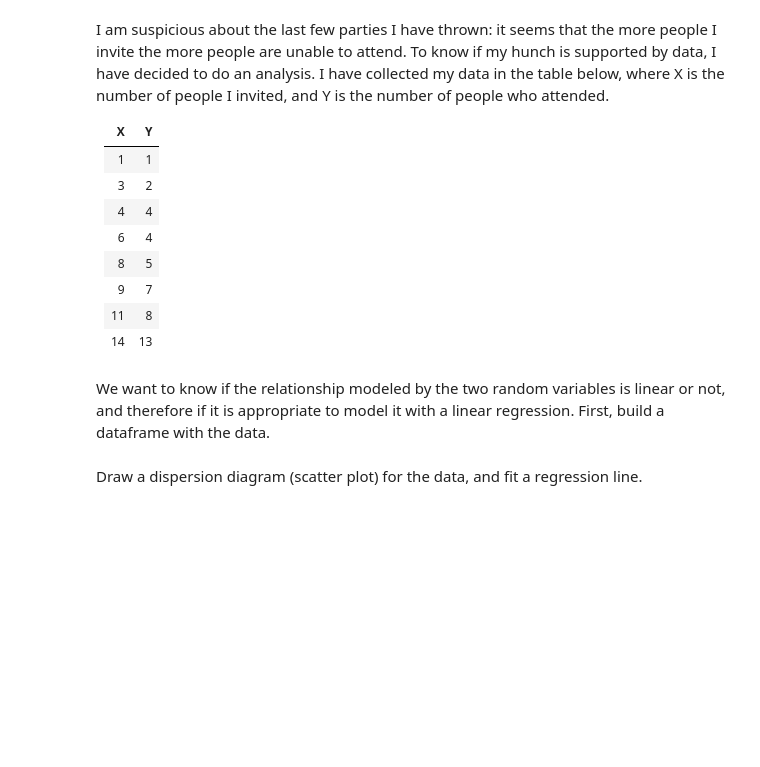
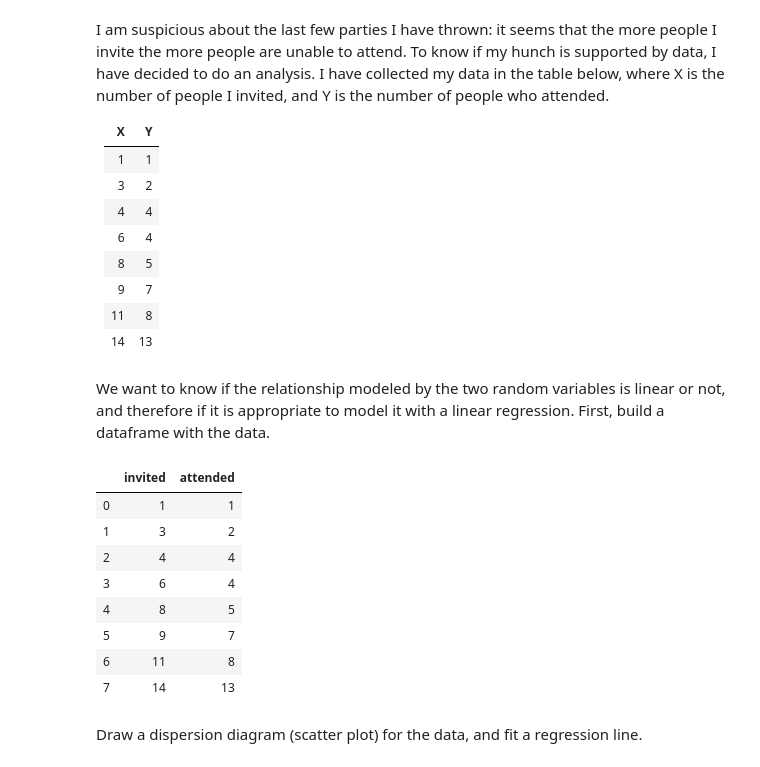
Before and after one commit to ta-datapt-bcn/lab-regression-analysis, a Jupyter notebook: your-code.ipynb, the cells around one changed output. Saved outputs shown, nothing was run; the diff lists cells and outputs as text; code cells hidden in the pictures; blank space fills up the shorter version.

```diff
--- a/your-code.ipynb
+++ b/your-code.ipynb
@@ -365,2 +361,17 @@ First, build a dataframe with the data.
+# %%
+# Your code here.
+
+party = pd.DataFrame({'invited': [1,3,4,6,8,9,11,14], 'attended': [1,2,4,4,5,7,8,13]})
+party
+# %% [output]
+|  | invited | attended |
+| 0 | 1 | 1 |
+| 1 | 3 | 2 |
+| 2 | 4 | 4 |
+| 3 | 6 | 4 |
+| 4 | 8 | 5 |
+| 5 | 9 | 7 |
+| 6 | 11 | 8 |
+| 7 | 14 | 13 |
 # %% [markdown]
 Draw a dispersion diagram (scatter plot) for the data, and fit a regression line.
```
Also changed, not shown: parts of 13 cells of this notebook.
